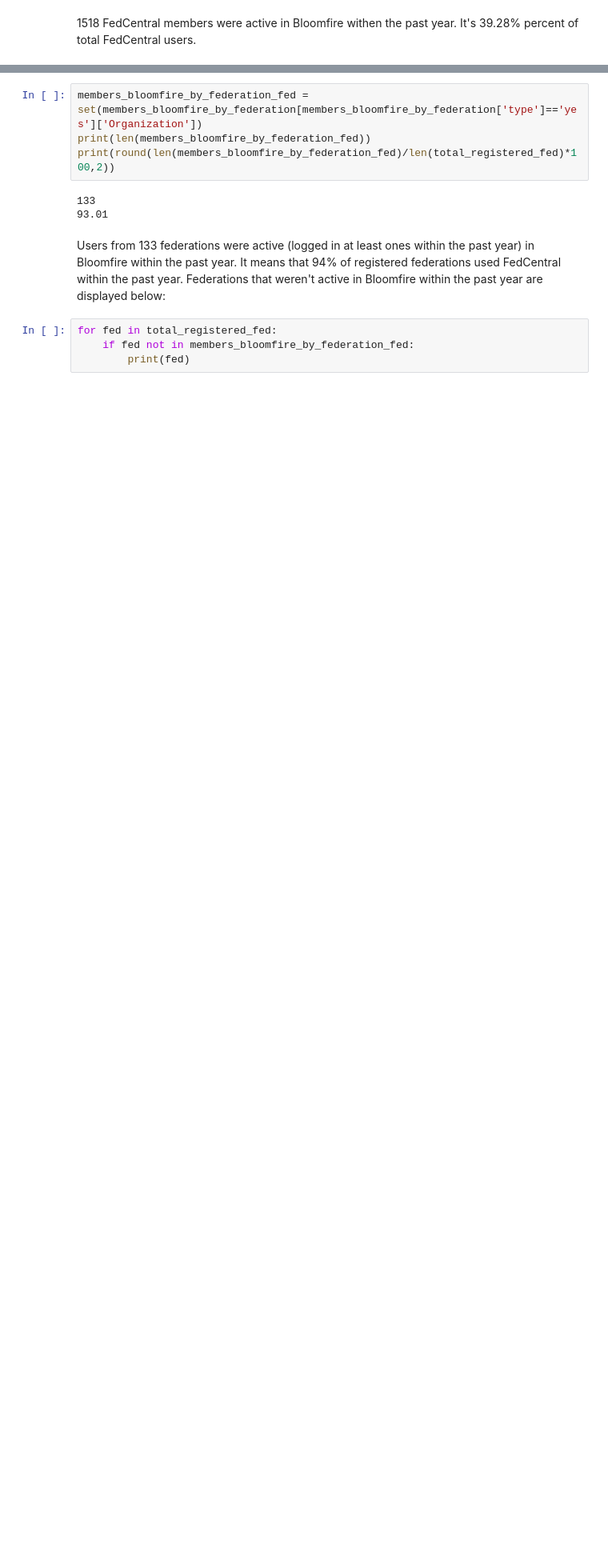
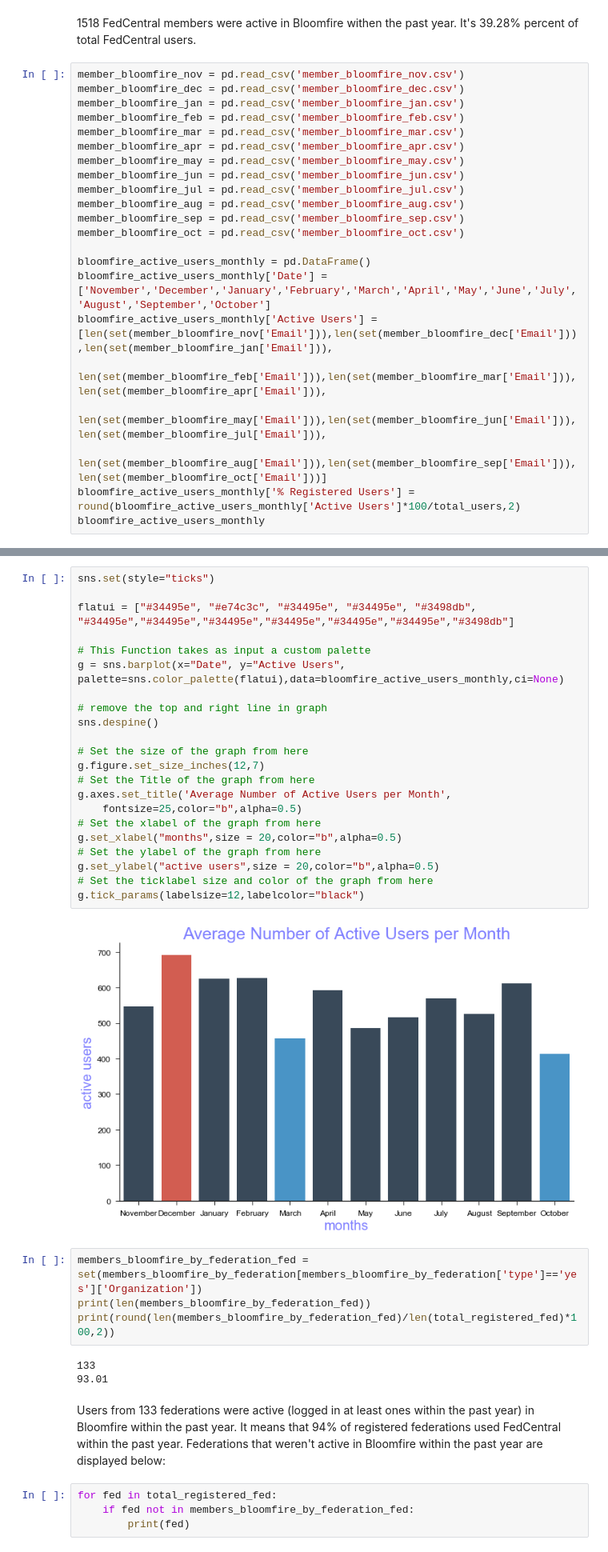
Before and after one commit to olga0503/DATA602hw1, a Jupyter notebook: FedCentral Analytics .ipynb, the cells around one changed output, grey strips where cells are left out. Shown at 80% size. Saved outputs shown, nothing was run; the diff lists cells and outputs as text; blank space fills up the shorter version.

```diff
--- a/FedCentral Analytics .ipynb
+++ b/FedCentral Analytics .ipynb
@@ -518,2 +494,24 @@ aaron@jflv.org
 # %% [markdown]
 1518 FedCentral members were active in Bloomfire withen the past year. It's 39.28% percent of total FedCentral users.
+# %%
+member_bloomfire_nov = pd.read_csv('member_bloomfire_nov.csv')
+member_bloomfire_dec = pd.read_csv('member_bloomfire_dec.csv')
+member_bloomfire_jan = pd.read_csv('member_bloomfire_jan.csv')
+member_bloomfire_feb = pd.read_csv('member_bloomfire_feb.csv')
+member_bloomfire_mar = pd.read_csv('member_bloomfire_mar.csv')
+member_bloomfire_apr = pd.read_csv('member_bloomfire_apr.csv')
+member_bloomfire_may = pd.read_csv('member_bloomfire_may.csv')
+member_bloomfire_jun = pd.read_csv('member_bloomfire_jun.csv')
+member_bloomfire_jul = pd.read_csv('member_bloomfire_jul.csv')
+member_bloomfire_aug = pd.read_csv('member_bloomfire_aug.csv')
+member_bloomfire_sep = pd.read_csv('member_bloomfire_sep.csv')
+member_bloomfire_oct = pd.read_csv('member_bloomfire_oct.csv')
+
+bloomfire_active_users_monthly = pd.DataFrame()
+bloomfire_active_users_monthly['Date'] = ['November','December','January','February','March','April','May','June','July','August','September','October']
+bloomfire_active_users_monthly['Active Users'] = [len(set(member_bloomfire_nov['Email'])),len(set(member_bloomfire_dec['Email'])),len(set(member_bloomfire_jan['Email'])),
+                                        len(set(member_bloomfire_feb['Email'])),len(set(member_bloomfire_mar['Email'])), len(set(member_bloomfire_apr['Email'])),
+                                        len(set(member_bloomfire_may['Email'])),len(set(member_bloomfire_jun['Email'])), len(set(member_bloomfire_jul['Email'])),
+                                        len(set(member_bloomfire_aug['Email'])),len(set(member_bloomfire_sep['Email'])),len(set(member_bloomfire_oct['Email']))]
+bloomfire_active_users_monthly['% Registered Users'] = round(bloomfire_active_users_monthly['Active Users']*100/total_users,2)
+bloomfire_active_users_monthly
@@ -520,3 +532,27 @@ aaron@jflv.org
+# %%
+sns.set(style="ticks")
+
+flatui = ["#34495e", "#e74c3c", "#34495e", "#34495e", "#3498db", "#34495e","#34495e","#34495e","#34495e","#34495e","#34495e","#3498db"]
+
+# This Function takes as input a custom palette
+g = sns.barplot(x="Date", y="Active Users", palette=sns.color_palette(flatui),data=bloomfire_active_users_monthly,ci=None)
+
+# remove the top and right line in graph
+sns.despine()
+
+# Set the size of the graph from here
+g.figure.set_size_inches(12,7)
+# Set the Title of the graph from here
+g.axes.set_title('Average Number of Active Users per Month',
+    fontsize=25,color="b",alpha=0.5)
+# Set the xlabel of the graph from here
+g.set_xlabel("months",size = 20,color="b",alpha=0.5)
+# Set the ylabel of the graph from here
+g.set_ylabel("active users",size = 20,color="b",alpha=0.5)
+# Set the ticklabel size and color of the graph from here
+g.tick_params(labelsize=12,labelcolor="black")
+# %% [output]
+[figure, added]
 # %%
 members_bloomfire_by_federation_fed = set(members_bloomfire_by_federation[members_bloomfire_by_federation['type']=='yes']['Organization'])
 print(len(members_bloomfire_by_federation_fed))
```
Also changed, not shown: parts of 4 cells of this notebook.
